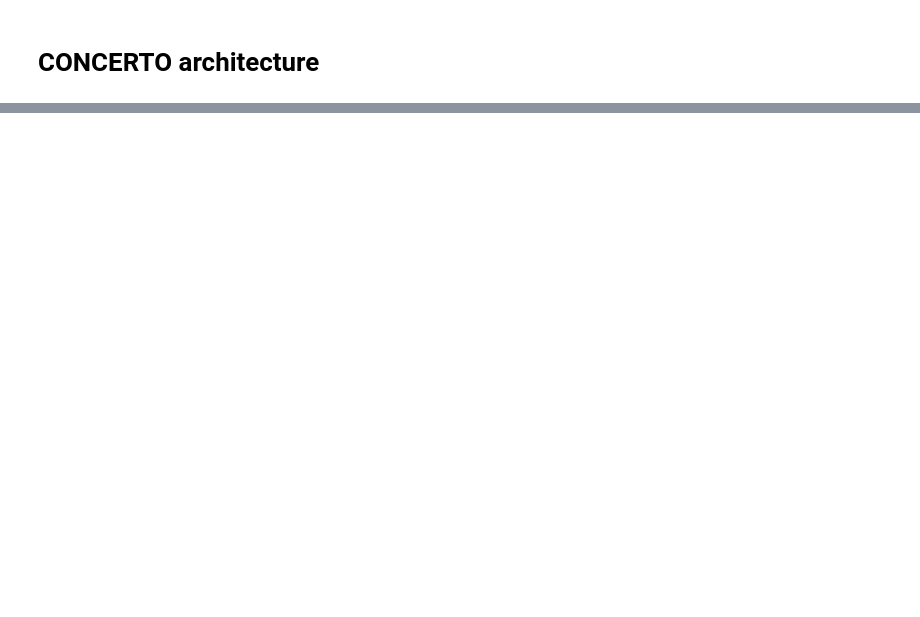
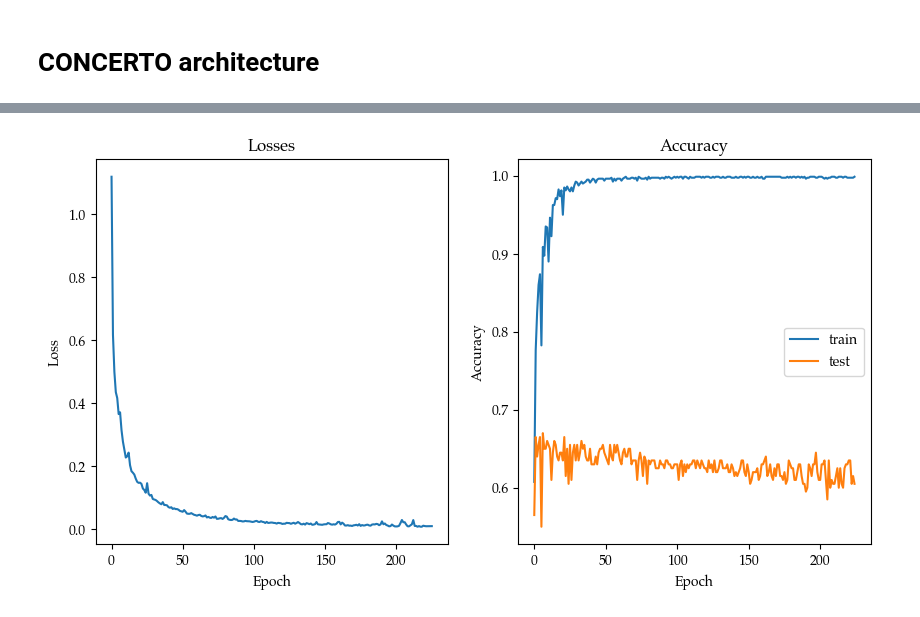
Before and after one commit to davidkubanek/Thesis, a Jupyter notebook: concerto.ipynb, the cells around one changed output, grey strips where cells are left out. Cells and saved outputs as stored; diff of their text form; code cells hidden in the pictures; blank space fills up the shorter version.

```diff
--- a/concerto.ipynb
+++ b/concerto.ipynb
@@ -539,0 +1150,8 @@ dataset.df.sample(10)
+# %%
+args['model'] = 'GCN_FP'
+exp = TrainManager(dataloader, args)
+exp.train(epochs=300, log=True)
+# %%
+exp.analyze()
+# %% [output]
+[figure, added]
```
Also changed, not shown: parts of 29 cells of this notebook, 3 other files.
